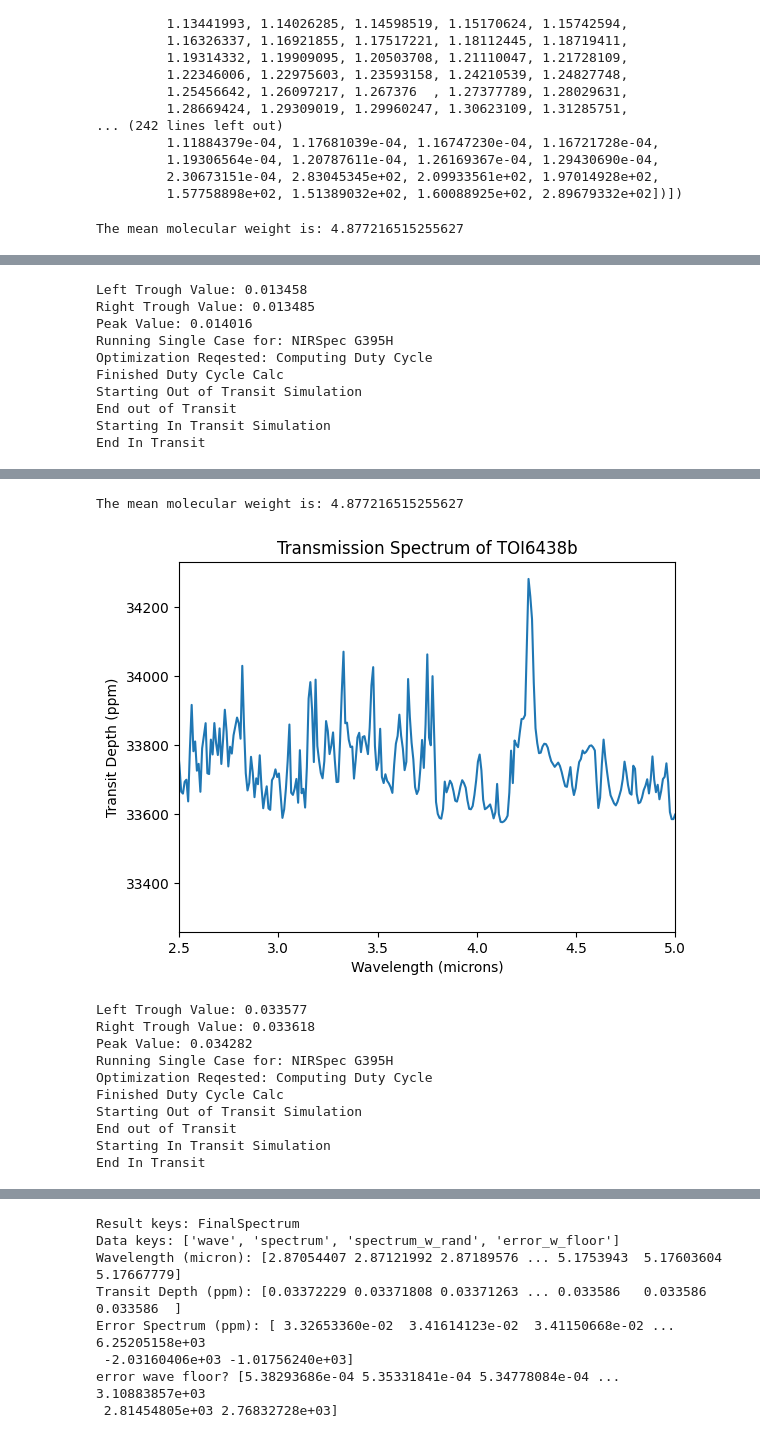
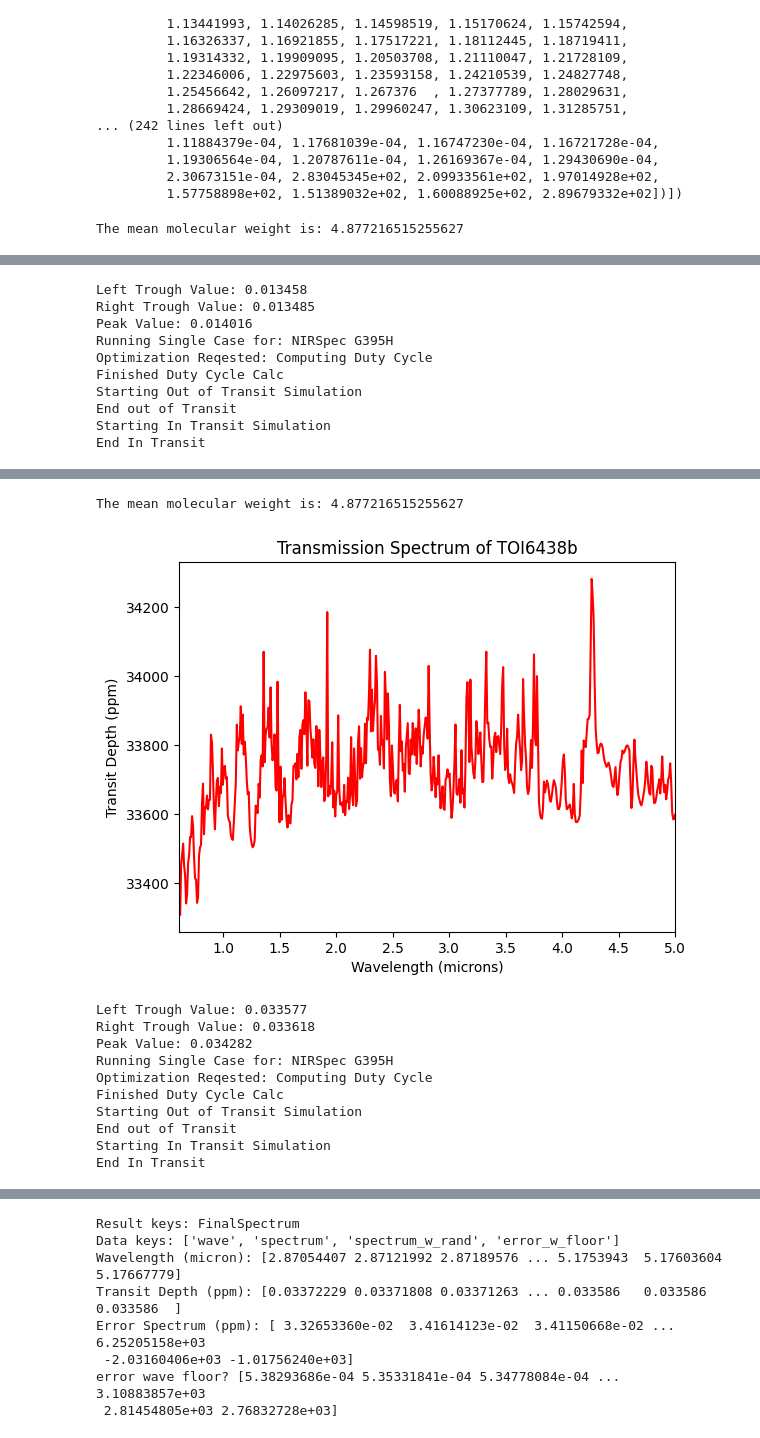
Before and after one commit to JackDavidMaher/Group-Studies---Exoplanets, a Jupyter notebook: Notebooks/sahilshah.ipynb, the cells around one changed output, grey strips where cells are left out. Drawn from its saved outputs; the diff is of its cells as text; code cells hidden in the pictures.

Commit message:
seminar graphs

```diff
--- a/Notebooks/sahilshah.ipynb
+++ b/Notebooks/sahilshah.ipynb
@@ -161,6 +161,7 @@ import scipy.constants as sc
 from scipy.interpolate import RegularGridInterpolator
 import astropy.constants as const
 import matplotlib.pyplot as plt
+plt.style.use('default')
 import csv
 import warnings
 warnings.filterwarnings('ignore')
@@ -366,11 +367,11 @@ while rowCount < len(planetaryParameters):
 	transit_depth[:] = (Rp*Rp + 2.0*integral_gt_Rp[:] - 2.0*integral_lt_Rp[:])/(Rs*Rs)
 
 
-	plt.plot(lam,transit_depth*1e6) #convert transit_depth into units of ppm
+	plt.plot(lam,transit_depth*1e6, color = 'red') #convert transit_depth into units of ppm
 	plt.xlabel('Wavelength (microns)')
 	plt.ylabel('Transit Depth (ppm)')
 	plt.title(f'Transmission Spectrum of {PName}')
-	plt.xlim([0.61,])
+	plt.xlim([0.61,5])
 	plt.show()
 
 
@@ -443,19 +444,19 @@ The mean molecular weight is: 4.877216515255627
 Left Trough Value: 0.013458
 Right Trough Value: 0.013485
 Peak Value: 0.014016
 Running Single Case for: NIRSpec G395H
 Optimization Reqested: Computing Duty Cycle
 Finished Duty Cycle Calc
 Starting Out of Transit Simulation
 End out of Transit
 Starting In Transit Simulation
 End In Transit
 [interactive output not drawn]
 [interactive output not drawn]
 [interactive output not drawn]
 [interactive output not drawn]
 The mean molecular weight is: 4.877216515255627
-[figure, old version]
+[figure, new version]
 Left Trough Value: 0.033577
 Right Trough Value: 0.033618
 Peak Value: 0.034282
```
Also changed, not shown: parts of 6 cells of this notebook.
